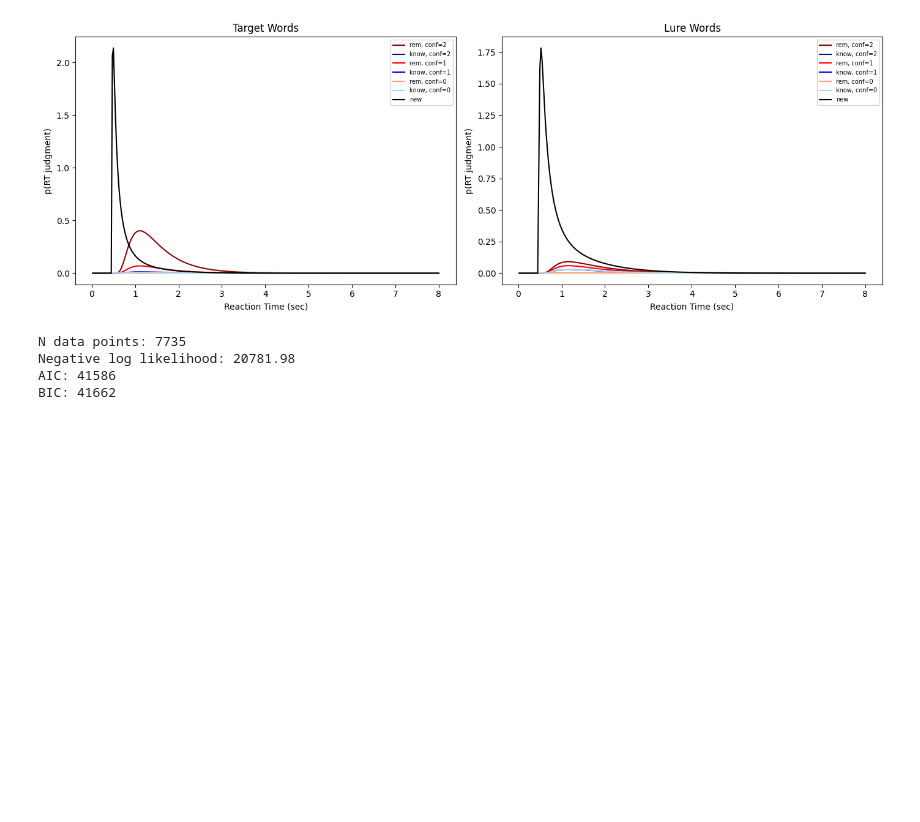
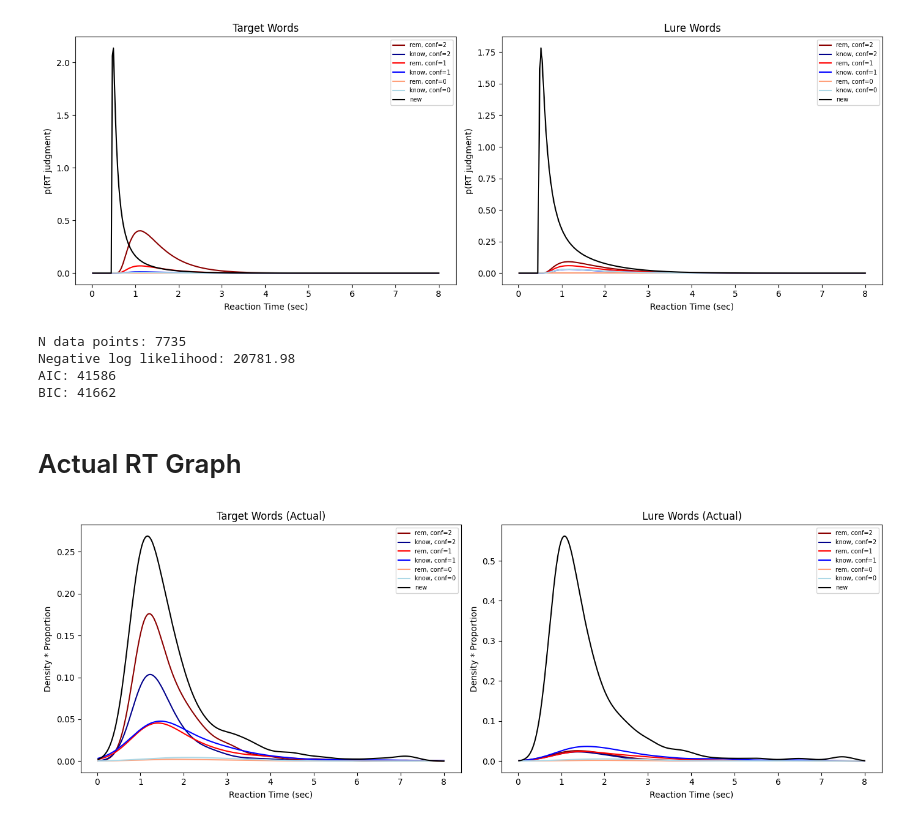
Before and after one commit to SpoopyPillow/caa_recognition_model, a Jupyter notebook: testresults.ipynb, the cells around one changed output. Cells and saved outputs as stored; diff of their text form; code cells hidden in the pictures; blank space fills up the shorter version.

Commit message:
graph true distribution

```diff
--- a/testresults.ipynb
+++ b/testresults.ipynb
@@ -307,3 +309,76 @@ N data points: 7735
 Negative log likelihood: 20781.98
 AIC: 41586
 BIC: 41662
+# %% [markdown]
+# Actual RT Graph
+# %%
+# Assuming data is loaded via nm.DATA (or dp.DATA)
+data = nm.DATA
+
+# Calculate total N for Targets and Lures to normalize the densities
+N_target = len(data.rem_hit.rt) + len(data.know_hit.rt) + len(data.miss.rt)
+N_lure = len(data.rem_fa.rt) + len(data.know_fa.rt) + len(data.CR.rt)
+
+# Create a time axis for the KDE matching your model's maximum time
+t_eval = np.linspace(nm.DELTA_T, nm.MAX_T, 500)
+
+fig, axes = plt.subplots(1, 2, figsize=(14, 5))
+confidence_labels = ["conf=2", "conf=1", "conf=0"]
+
+# We map the loop index to the actual confidence ratings in the data (2, 1, 0)
+conf_vals = [2, 1, 0]
+
+colors_rem = ["darkred", "red", "lightsalmon"]
+colors_know = ["darkblue", "blue", "lightblue"]
+
+def plot_empirical_kde(ax, rt_data, total_N, color, label):
+    """Generates a KDE for the RTs and scales it by its proportion of total trials."""
+    if len(rt_data) > 1: # KDE requires at least a few data points
+        try:
+            kde = stats.gaussian_kde(rt_data)
+            # Scale the density curve by the relative frequency of this response
+            scaled_density = kde(t_eval) * (len(rt_data) / total_N)
+            ax.plot(t_eval, scaled_density, color=color, label=label)
+        except np.linalg.LinAlgError:
+            pass # Skips plotting if there is zero variance in the small bin
+
+# --- Target Words (Empirical) ---
+for i, conf_val in enumerate(conf_vals):
+    # Remember Hits
+    rt_subset_rem = data.rem_hit.rt[data.rem_hit.conf == conf_val]
+    plot_empirical_kde(axes[0], rt_subset_rem, N_target, colors_rem[i], f"rem, {confidence_labels[i]}")
+
+    # Know Hits
+    rt_subset_know = data.know_hit.rt[data.know_hit.conf == conf_val]
+    plot_empirical_kde(axes[0], rt_subset_know, N_target, colors_know[i], f"know, {confidence_labels[i]}")
+
+# Misses (Actual "New" responses to Targets)
+plot_empirical_kde(axes[0], data.miss.rt, N_target, "black", "new")
+
+axes[0].set_title("Target Words (Actual)")
+axes[0].set_xlabel("Reaction Time (sec)")
+axes[0].set_ylabel("Density * Proportion")
+axes[0].legend(fontsize=7)
+
+# --- Lure Words (Empirical) ---
+for i, conf_val in enumerate(conf_vals):
+    # Remember False Alarms
+    rt_subset_rem = data.rem_fa.rt[data.rem_fa.conf == conf_val]
+    plot_empirical_kde(axes[1], rt_subset_rem, N_lure, colors_rem[i], f"rem, {confidence_labels[i]}")
+
+    # Know False Alarms
+    rt_subset_know = data.know_fa.rt[data.know_fa.conf == conf_val]
+    plot_empirical_kde(axes[1], rt_subset_know, N_lure, colors_know[i], f"know, {confidence_labels[i]}")
+
+# Correct Rejections (Actual "New" responses to Lures)
+plot_empirical_kde(axes[1], data.CR.rt, N_lure, "black", "new")
+
+axes[1].set_title("Lure Words (Actual)")
+axes[1].set_xlabel("Reaction Time (sec)")
+axes[1].set_ylabel("Density * Proportion")
+axes[1].legend(fontsize=7)
+
+plt.tight_layout()
+plt.show()
+# %% [output]
+[figure, added]
```
Also changed, not shown: parts of 4 cells of this notebook.
